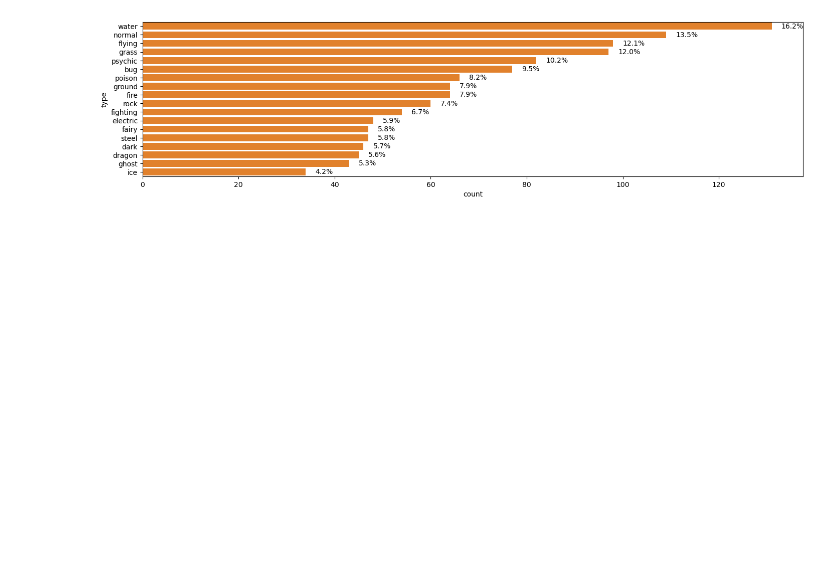
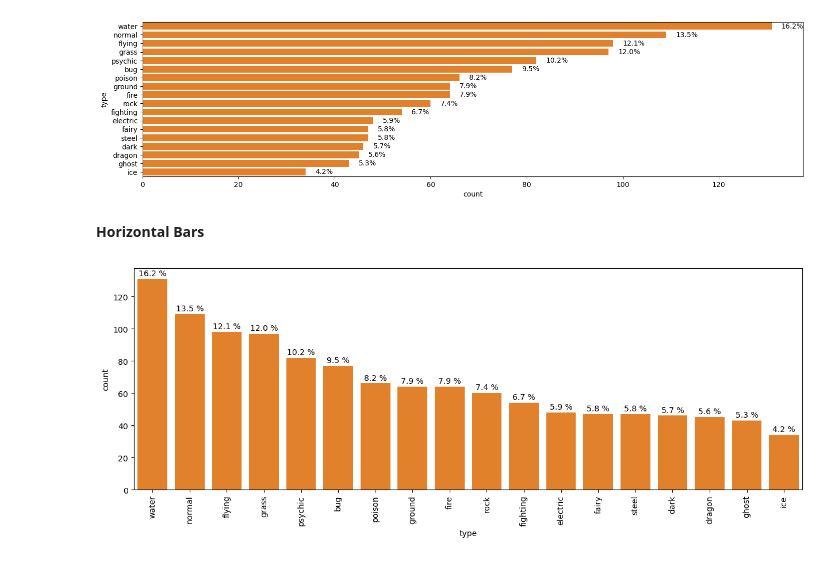
Before and after one commit to MNLobago/Uni-variate-visualization-, a Jupyter notebook: viz_viz.ipynb, the cells around one changed output. Cells and saved outputs as stored; diff of their text form; code cells hidden in the pictures; blank space fills up the shorter version.

```diff
--- a/viz_viz.ipynb
+++ b/viz_viz.ipynb
@@ -6,9 +6,9 @@ import seaborn as sb
 
 %matplotlib inline
 # %%
-pokemone = pd.read_csv("pokemon.csv")
+pokemon = pd.read_csv("pokemon.csv")
 
-pokemone.head()
+pokemon.head()
 # %% [output]
 |  | id | species | generation_id | height | weight | base_experience | type_1 | type_2 | hp | ... |
 | 0 | 1 | bulbasaur | 1 | 0.7 | 6.9 | 64 | grass | poison | 45 | ... |
@@ -184,7 +184,7 @@ pokemone.head()
 | 3 | 4 | charmander | 1 | 0.6 | 8.5 | 62 | fire | NaN | 39 | ... |
 | 4 | 5 | charmeleon | 1 | 1.1 | 19.0 | 142 | fire | NaN | 58 | ... |
 # %%
-pkm_types = pokemone.melt(id_vars = ['id','species'],
+pkm_types = pokemon.melt(id_vars = ['id','species'],
                          value_vars = ["type_1", "type_2"],
                          var_name = "type_levels", value_name = "type")
 # %% [markdown]
@@ -329,7 +329,7 @@ type_counts = pkm_types.type.value_counts()
 Order_type = type_counts.index
 
 max_type = type_counts.iloc[0]
-n_Poke = pokemone.shape[0]
+n_Poke = pokemon.shape[0]
 max_prop = max_type / n_Poke
 max_prop
 # %% [output]
@@ -363,3 +363,19 @@ for i in range(type_counts.shape[0]):
     plt.text(counts + 2, i, perc_str, va = "center");
 # %% [output]
 [figure]
+# %% [markdown]
+**Horizontal Bars**
+# %%
+rcParams["figure.figsize"] = 15, 5
+
+sb.countplot(data = pkm_types, x = "type", color = base_color, order = Order_type)
+
+locs, labels = plt.xticks(rotation = 90)
+type_counts = pkm_types.type.value_counts()
+
+for loc, label in zip(locs, labels):
+    counts = type_counts[label.get_text()]
+    perc_str = "{:.1f} %".format(100 * counts/n_Poke)
+    plt.text(loc, counts + 2,perc_str, ha = "center", color = "black");
+# %% [output]
+[figure, added]
```
Also changed, not shown: parts of 22 cells of this notebook, 1 other file.
